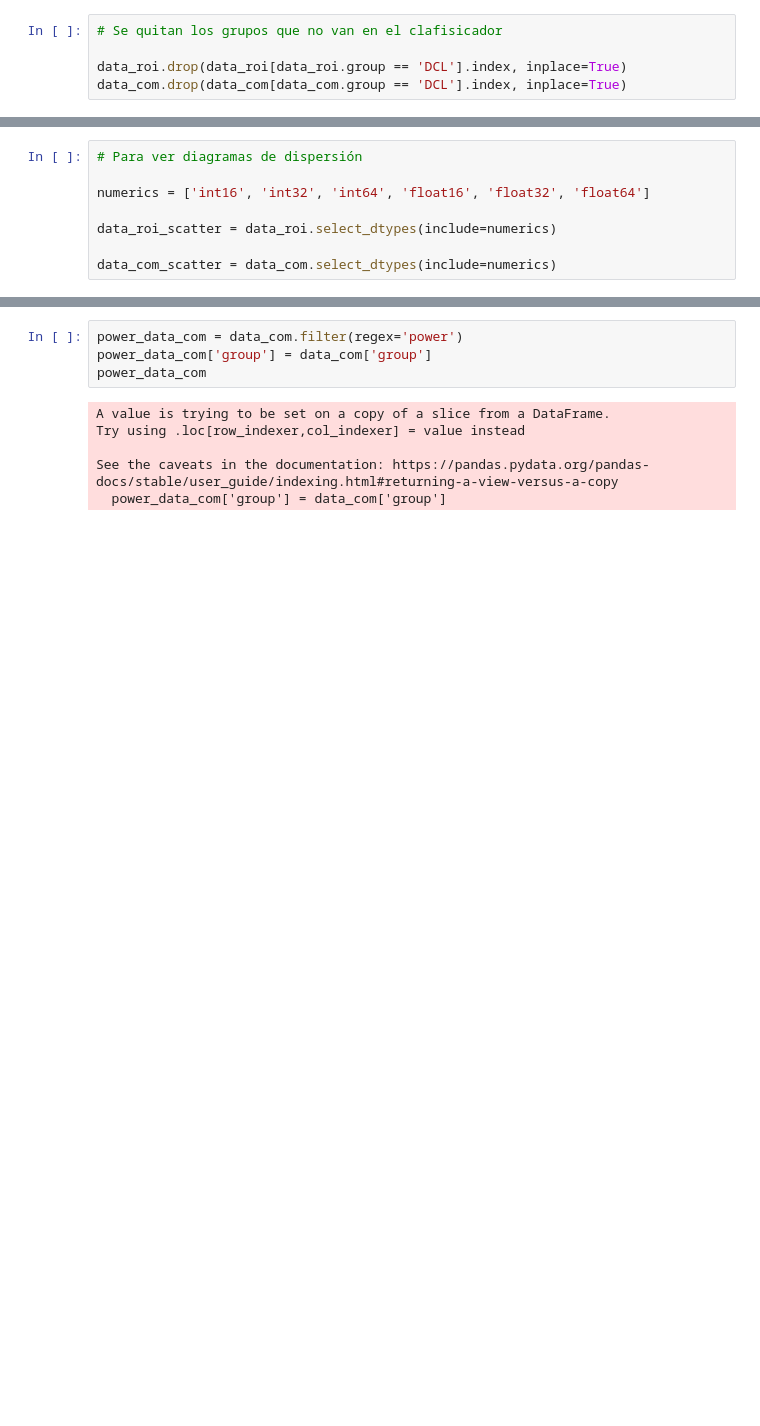
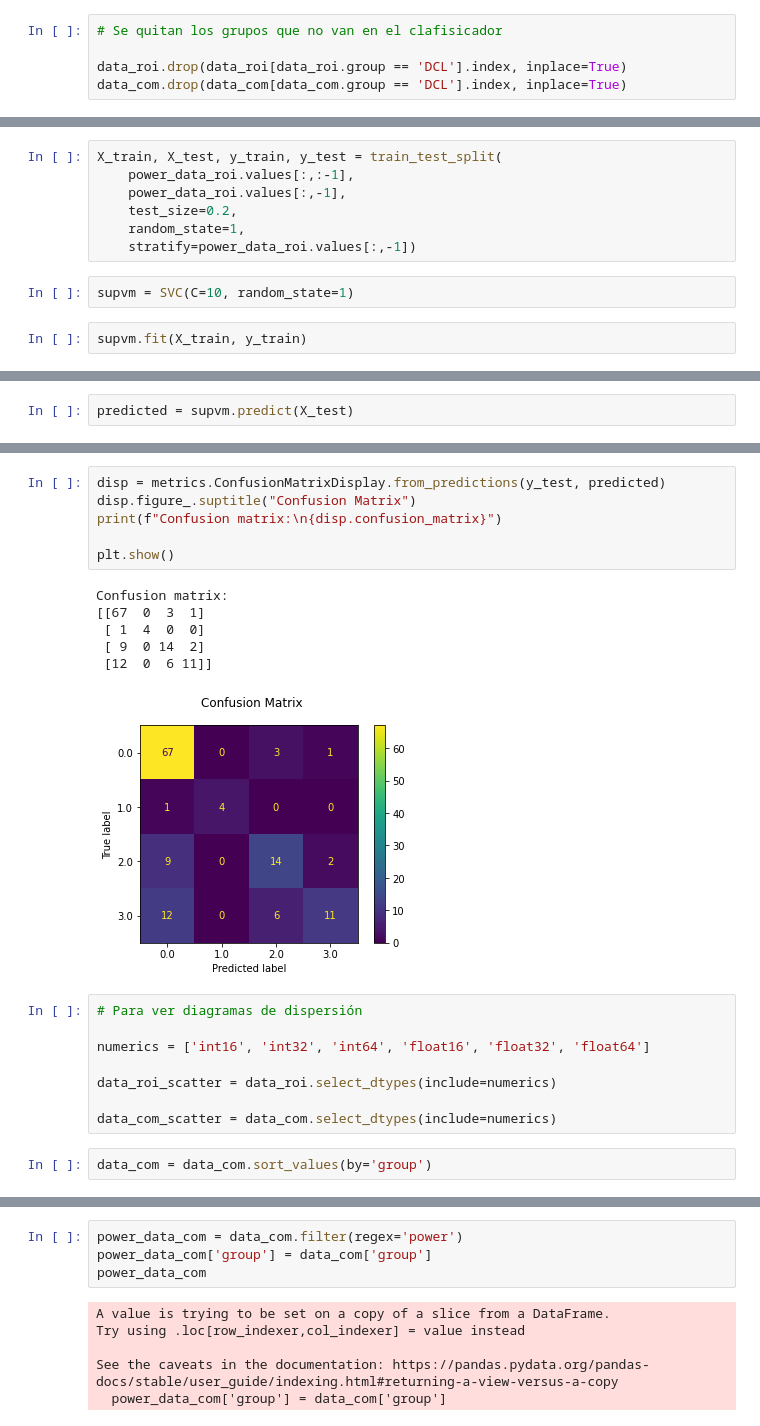
Before and after one commit to yjmantilla/Data_analysis_ML_Harmonization_Proyect, a Jupyter notebook: Manipulacion- Rois-Componentes de todas las DB/EDA.ipynb, the cells around one changed output, grey strips where cells are left out. Saved outputs shown, nothing was run; the diff lists cells and outputs as text; blank space fills up the shorter version.

```diff
--- a/Manipulacion- Rois-Componentes de todas las DB/EDA.ipynb
+++ b/Manipulacion- Rois-Componentes de todas las DB/EDA.ipynb
@@ -46,0 +110,11 @@ data_com.drop(data_com[data_com.group == 'DCL'].index, inplace=True)
+# %%
+X_train, X_test, y_train, y_test = train_test_split(
+    power_data_roi.values[:,:-1],
+    power_data_roi.values[:,-1],
+    test_size=0.2,
+    random_state=1,
+    stratify=power_data_roi.values[:,-1])
+# %%
+supvm = SVC(C=10, random_state=1)
+# %%
+supvm.fit(X_train, y_train)
@@ -46,0 +123,2 @@ data_com.drop(data_com[data_com.group == 'DCL'].index, inplace=True)
+# %%
+predicted = supvm.predict(X_test)
@@ -47,3 +142,16 @@ data_com.drop(data_com[data_com.group == 'DCL'].index, inplace=True)
+# %%
+disp = metrics.ConfusionMatrixDisplay.from_predictions(y_test, predicted)
+disp.figure_.suptitle("Confusion Matrix")
+print(f"Confusion matrix:\n{disp.confusion_matrix}")
+
+plt.show()
+# %% [output]
+Confusion matrix:
+[[67  0  3  1]
+ [ 1  4  0  0]
+ [ 9  0 14  2]
+ [12  0  6 11]]
+[figure, added]
 # %%
 # Para ver diagramas de dispersión
 
@@ -52,6 +160,8 @@ numerics = ['int16', 'int32', 'int64', 'float16', 'float32', 'float64']
 data_roi_scatter = data_roi.select_dtypes(include=numerics)
 
 data_com_scatter = data_com.select_dtypes(include=numerics)
+# %%
+data_com = data_com.sort_values(by='group')
 # %%
 fig = plt.gcf()
 
```
Also changed, not shown: parts of 13 cells of this notebook.
